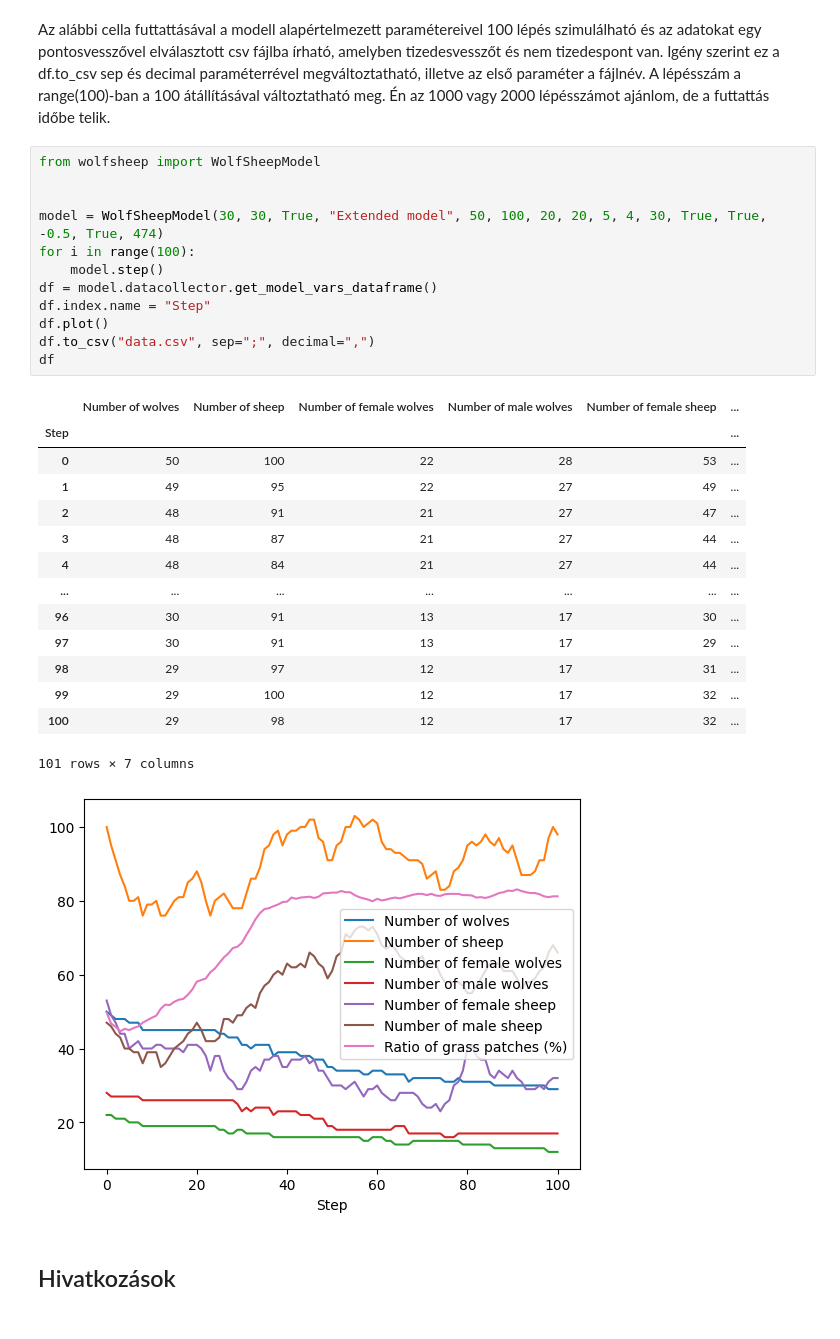
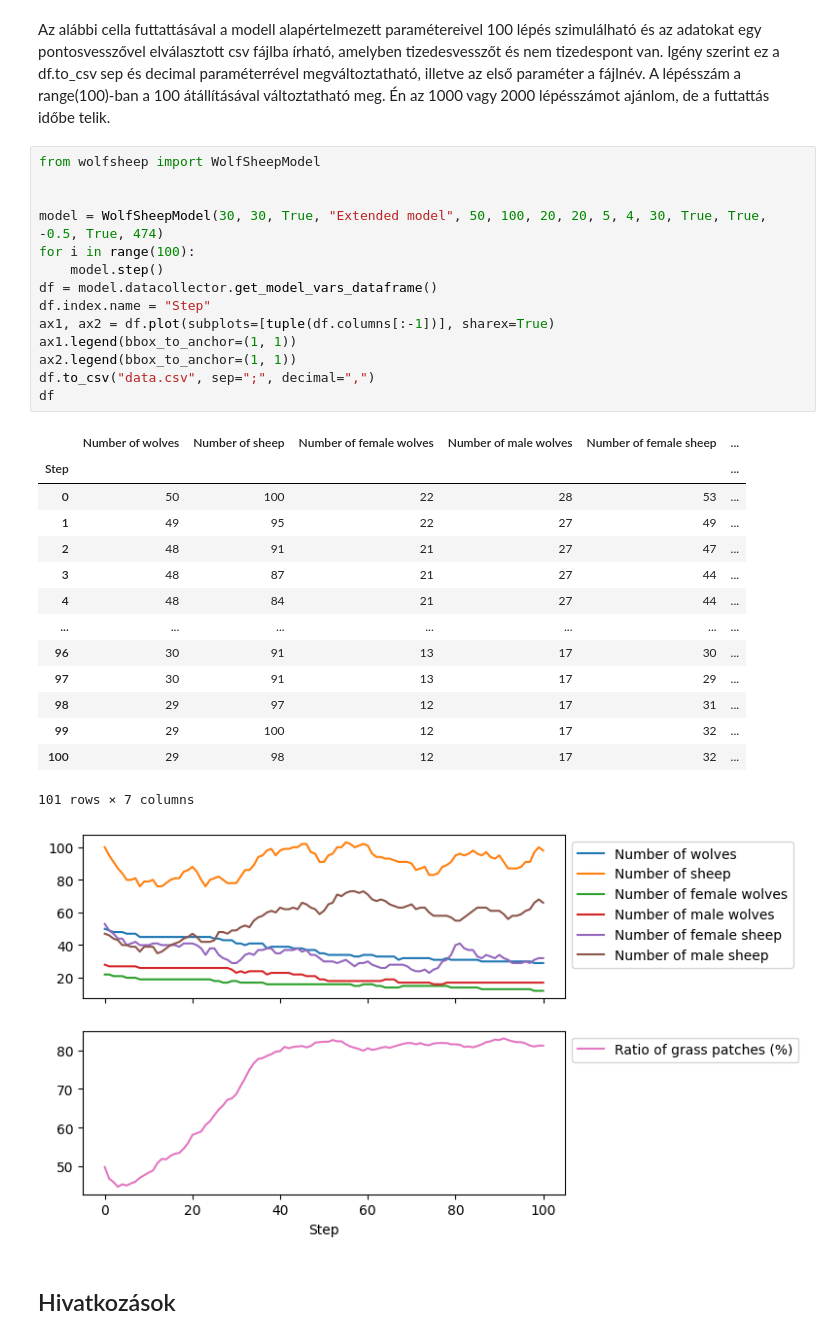
Before and after one commit to kikeprime/wolfsheep, a Jupyter notebook: wolfsheep.ipynb, the cells around one changed output. Saved outputs shown, nothing was run; the diff lists cells and outputs as text.

```diff
--- a/wolfsheep.ipynb
+++ b/wolfsheep.ipynb
@@ -92,31 +92,33 @@ Az alábbi cella futtattásával a modell alapértelmezett paramétereivel 100 l
 # %%
 from wolfsheep import WolfSheepModel
 
 
 model = WolfSheepModel(30, 30, True, "Extended model", 50, 100, 20, 20, 5, 4, 30, True, True, -0.5, True, 474)
 for i in range(100):
     model.step()
 df = model.datacollector.get_model_vars_dataframe()
 df.index.name = "Step"
-df.plot()
+ax1, ax2 = df.plot(subplots=[tuple(df.columns[:-1])], sharex=True)
+ax1.legend(bbox_to_anchor=(1, 1))
+ax2.legend(bbox_to_anchor=(1, 1))
 df.to_csv("data.csv", sep=";", decimal=",")
 df
 # %% [output]
 |  | Number of wolves | Number of sheep | Number of female wolves | Number of male wolves | Number of female sheep | ... |
 | Step |  |  |  |  |  | ... |
 | 0 | 50 | 100 | 22 | 28 | 53 | ... |
 | 1 | 49 | 95 | 22 | 27 | 49 | ... |
 | 2 | 48 | 91 | 21 | 27 | 47 | ... |
 | 3 | 48 | 87 | 21 | 27 | 44 | ... |
 | 4 | 48 | 84 | 21 | 27 | 44 | ... |
 | ... | ... | ... | ... | ... | ... | ... |
 | 96 | 30 | 91 | 13 | 17 | 30 | ... |
 | 97 | 30 | 91 | 13 | 17 | 29 | ... |
 | 98 | 29 | 97 | 12 | 17 | 31 | ... |
 | 99 | 29 | 100 | 12 | 17 | 32 | ... |
 | 100 | 29 | 98 | 12 | 17 | 32 | ... |
 101 rows × 7 columns
-[figure, old version]
+[figure, new version]
 # %% [markdown]
 ## Hivatkozások
 # %% [markdown]
```
Also changed, not shown: 1 other file.
